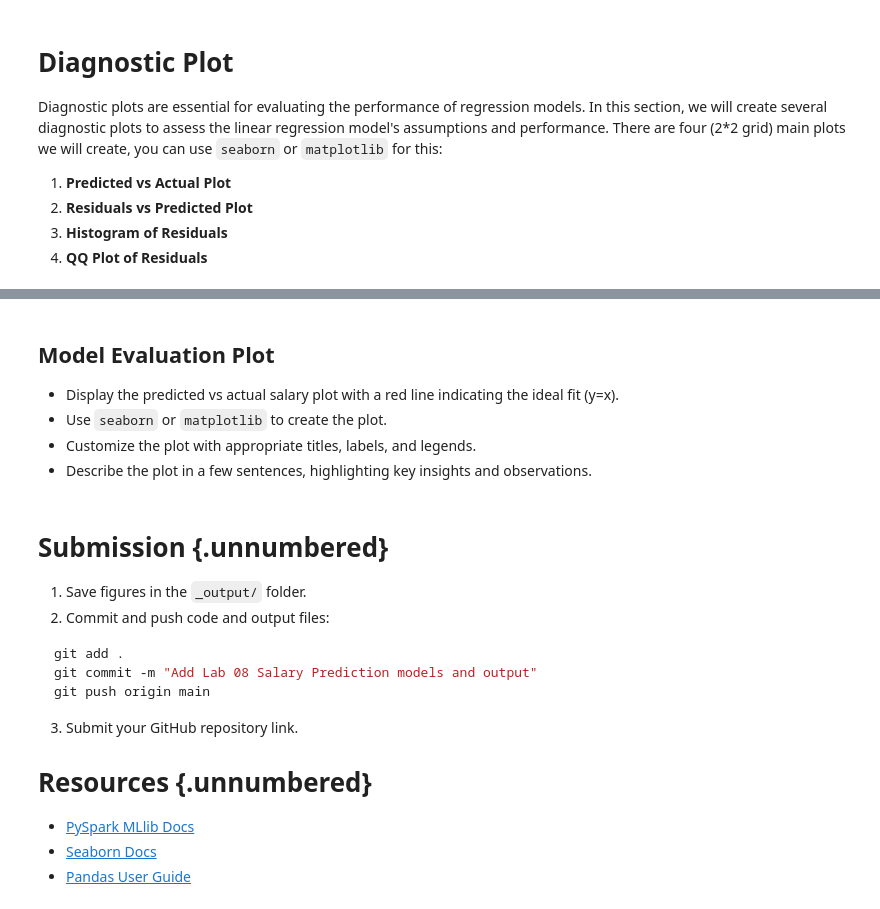
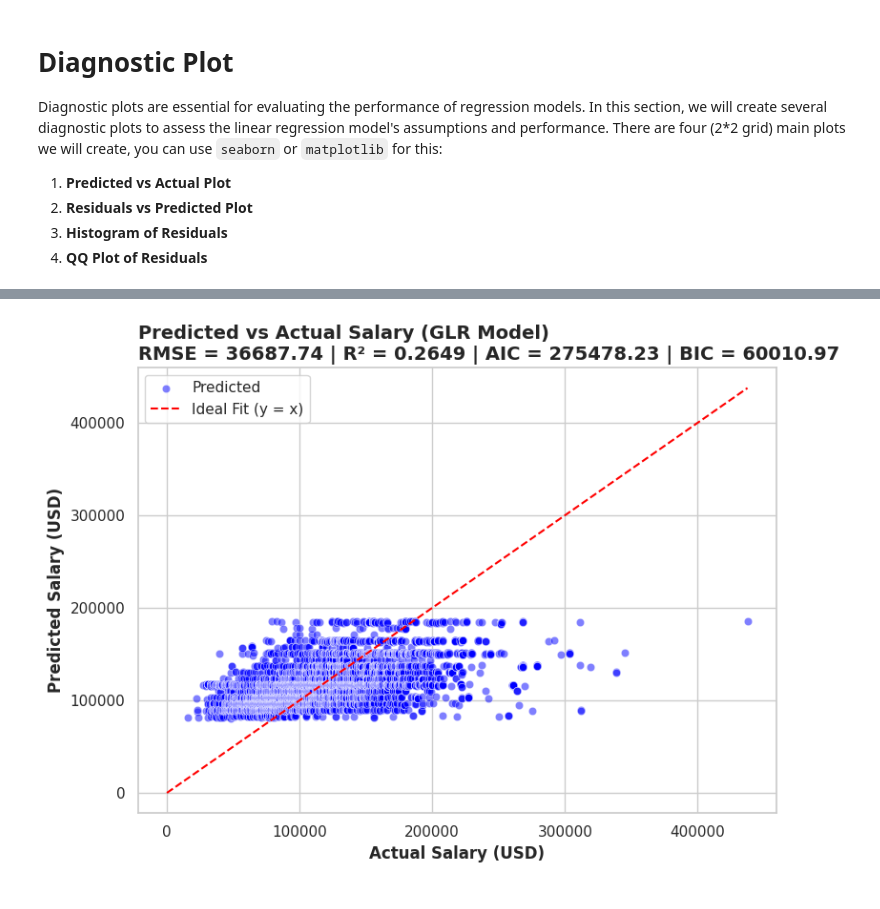
Before and after one commit to met-ad-688/lab08-frwang0919, a Jupyter notebook: lab08-furongwang.ipynb, the cells around one changed output, grey strips where cells are left out. Saved outputs shown, nothing was run; the diff lists cells and outputs as text; code cells hidden in the pictures.

````diff
--- a/lab08-furongwang.ipynb
+++ b/lab08-furongwang.ipynb
@@ -422,7 +429,0 @@ RMSE: 37177.12
-# %% [markdown]
-## Model Evaluation Plot
-
-- Display the predicted vs actual salary plot with a red line indicating the ideal fit (y=x).
-- Use `seaborn` or `matplotlib` to create the plot.
-- Customize the plot with appropriate titles, labels, and legends.
-- Describe the plot in a few sentences, highlighting key insights and observations.
@@ -451,15 +430,56 @@ plt.show()
-# %% [markdown]
-# Submission {.unnumbered}
-1. Save figures in the `_output/` folder.
-2. Commit and push code and output files:
-```bash
-git add .
-git commit -m "Add Lab 08 Salary Prediction models and output"
-git push origin main
-```
-3. Submit your GitHub repository link.
-
-# Resources {.unnumbered}
-- [PySpark MLlib Docs](https://spark.apache.org/docs/latest/ml-guide.html)
-- [Seaborn Docs](https://seaborn.pydata.org/)
-- [Pandas User Guide](https://pandas.pydata.org/docs/user_guide/index.html)
+# %%
+#| eval: true
+#| echo: false
+from pyspark.ml.regression import GeneralizedLinearRegression
+
+glr = GeneralizedLinearRegression(
+    featuresCol='features',
+    labelCol='SALARY',
+    family="gaussian",
+    link="identity",
+    maxIter=10,
+    regParam=0.1
+)
+
+glr_model = glr.fit(train_data)
+summary_glr = glr_model.summary
+glr_df = summary_glr.predictions.select("prediction", "SALARY").toPandas()
+
+# Calculate RMSE
+predictions = glr_model.transform(test_data)
+predictions = predictions.withColumn("residual", col("SALARY") - col("prediction"))
+rmse = predictions.select(mean(pow(col("residual"), 2)).alias("mse")).first()["mse"] ** 0.5
+
+# R²
+mean_y = predictions.select(mean(col("SALARY"))).first()[0]
+tss = predictions.select(pow(col("SALARY") - mean_y, 2).alias("tss")).groupBy().sum("tss").first()[0]
+rss = predictions.select(pow(col("residual"), 2).alias("rss")).groupBy().sum("rss").first()[0]
+r2 = 1 - (rss / tss)
+
+# AIC and BIC
+aic = summary_glr.aic
+n = predictions.count()
+k = len(glr_model.coefficients) + 1
+bic = n * math.log(rss / n) + k * math.log(n)
+
+# Plotting Predicted vs Actual
+plt.figure(figsize=(8, 6))
+sns.scatterplot(x="SALARY", y="prediction", data=glr_df, color="blue", alpha=0.5, label="Predicted")
+
+max_val = max(glr_df["SALARY"].max(), glr_df["prediction"].max())
+plt.plot([0, max_val], [0, max_val], color="red", linestyle="--", label="Ideal Fit (y = x)")
+
+plt.title(f"Predicted vs Actual Salary (GLR Model)\n"
+          f"RMSE = {rmse:.2f} | R² = {r2:.4f} | AIC = {aic:.2f} | BIC = {bic:.2f}",
+          loc="left", fontsize=14, fontweight="bold")
+plt.xlabel("Actual Salary (USD)", fontsize=12, fontweight="bold")
+plt.ylabel("Predicted Salary (USD)" , fontsize=12, fontweight="bold")
+plt.legend()
+plt.grid(True)
+plt.tight_layout()
+
+# Save figure
+plt.savefig("_output/glr_predicted_vs_actual.png")
+plt.show()
+# %% [output]
+[figure, added]
````
Also changed, not shown: parts of 20 cells of this notebook, 21 other files.
